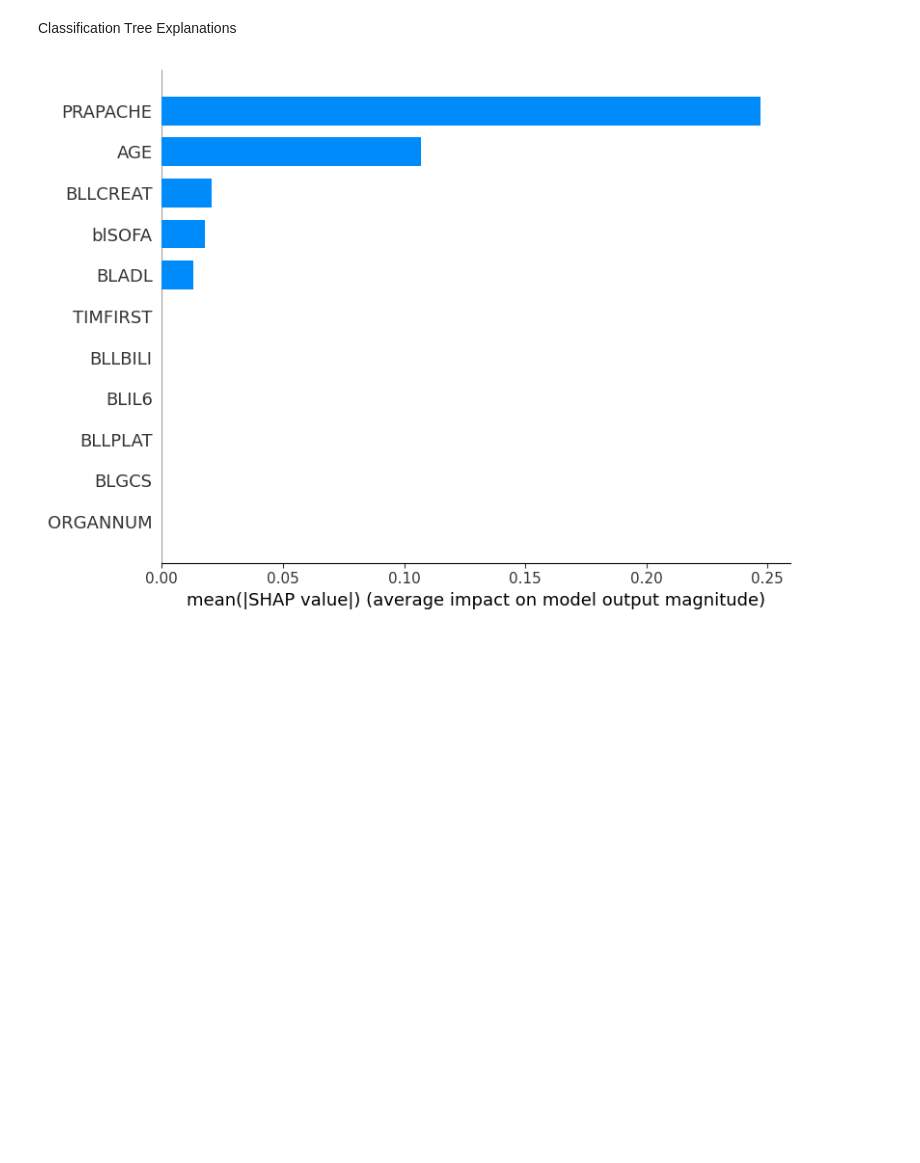
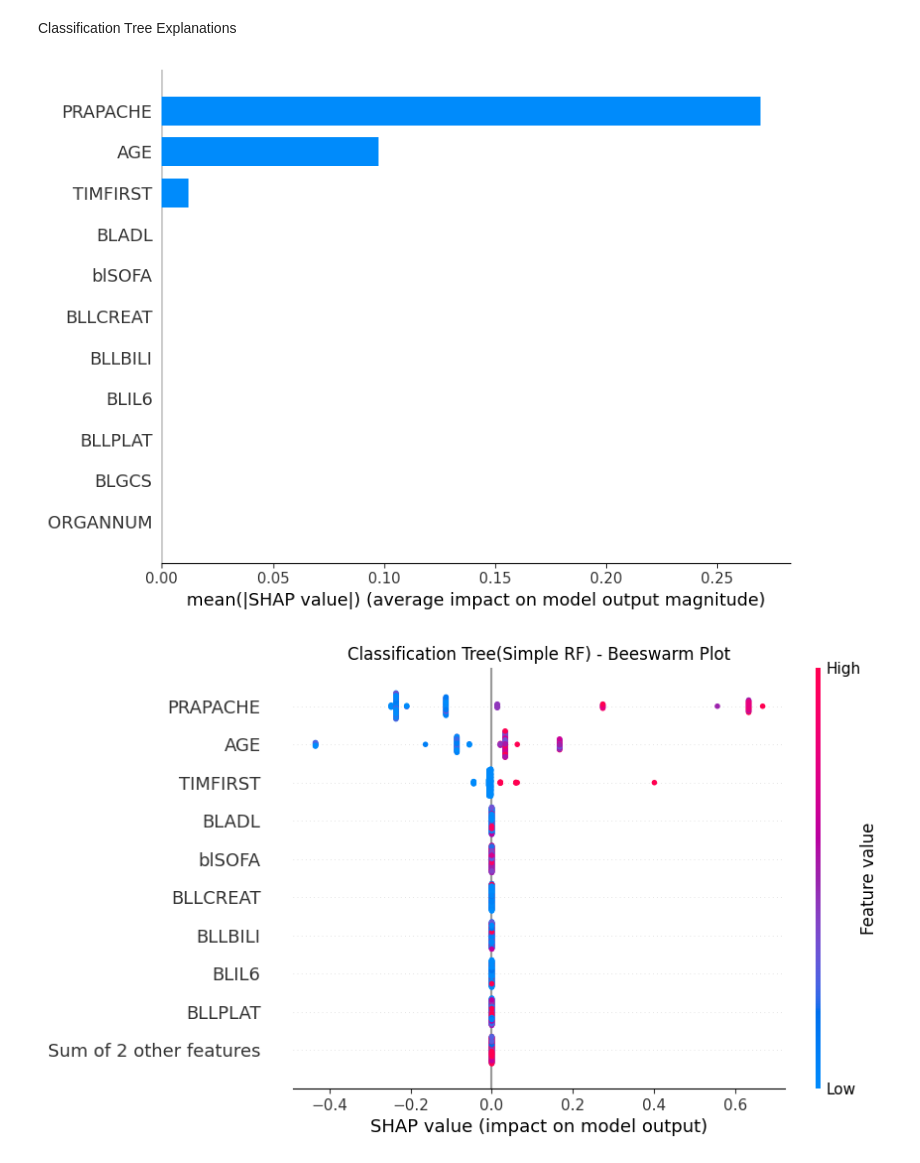
Before and after one commit to tobsilog/VTE, a Jupyter notebook: SHAP/Final_Code.ipynb, the cells around one changed output. Saved outputs shown, nothing was run; the diff lists cells and outputs as text; code cells hidden in the pictures; blank space fills up the shorter version.

```diff
--- a/SHAP/Final_Code.ipynb
+++ b/SHAP/Final_Code.ipynb
@@ -50,7 +50,7 @@ This is what computeTwin1() and computeTwin2() functions do.
 # %%
 X_train, X_test, y_train, y_test = train_test_split(X, y, test_size=0.3, random_state=42)
 
-rf = RandomForestClassifier(n_estimators=100, oob_score=True, random_state=42)
+rf = RandomForestClassifier(n_estimators=500, oob_score=True, random_state=123)
 rf.fit(X_train, y_train)
 
 # T = realtreatment
@@ -74,5 +74,3 @@ SRF['ITE'] = SRF_ITE
 
 # output_path = os.path.join("Results", "SimpleRandomForest.csv")
 # SRF.to_csv(output_path, index=False)
-
-print(SRF.head())
@@ -105,10 +89,10 @@ y_train_trt0 = y_train[X_train['THERAPY'] == 0]
 X_test_trt1 = X_test[X_test['THERAPY'] == 1]
 X_test_trt0 = X_test[X_test['THERAPY'] == 0]
 
-model_trt1 = RandomForestClassifier(n_estimators=100, oob_score=True, random_state=42)
+model_trt1 = RandomForestClassifier(n_estimators=500, oob_score=True, random_state=123)
 model_trt1.fit(X_train_trt1, y_train_trt1)
 
-model_trt0 = RandomForestClassifier(n_estimators=100, oob_score=True, random_state=42)
+model_trt0 = RandomForestClassifier(n_estimators=500, oob_score=True, random_state=123)
 model_trt0.fit(X_train_trt0, y_train_trt0)
 
 twin1_scores = np.zeros(len(X_test))
@@ -135,7 +119,7 @@ def compute_kfold_single_rf(X, y, T, treatment_col_name='THERAPY', k=5):
     p1_cv = np.zeros(len(X))
     p0_cv = np.zeros(len(X))
 
-    kf = StratifiedKFold(n_splits=k, shuffle=True, random_state=42)
+    kf = StratifiedKFold(n_splits=k, shuffle=True, random_state=123)
 
     for fold_i, (train_index, val_index) in enumerate(kf.split(X, T)):
 
@@ -146,7 +130,7 @@ def compute_kfold_single_rf(X, y, T, treatment_col_name='THERAPY', k=5):
 
         X_train_fold[treatment_col_name] = T_train_fold
 
-        rf = RandomForestClassifier(n_estimators=100, random_state=42)
+        rf = RandomForestClassifier(n_estimators=500, oob_score=True, random_state=123)
         rf.fit(X_train_fold, y_train_fold)
 
         X_val_fold = X.iloc[val_index]
@@ -371,9 +412,33 @@ shap.summary_plot(shap_KF_reg, X_train_features, plot_type="bar", show=True)
 Classification Tree Explanations
 # %%
 SRF_class = shap.TreeExplainer(classification_trees_SRF[closest_key])
-shap_SRF_class = SRF_class(X_features  )
+shap_SRF_class = SRF_class(X_features)
 shap_values_SRF = shap_SRF_class[:, :, 1]
 
 shap.summary_plot(shap_values_SRF, X_features, plot_type="bar", show=True)
+
+mean_abs_shap = np.abs(shap_values_SRF.values).mean(axis=0)
+top_3_indices_SRF_class = np.argsort(mean_abs_shap)[-3:][::-1]
+top_3_features_SRF_class = X_features.columns[top_3_indices_SRF_class].tolist()
+
+plt.figure(figsize=(10, 6))
+shap.plots.beeswarm(shap_values_SRF, show=False)
+plt.title("Classification Tree(Simple RF) - Beeswarm Plot")
+plt.show()
+
+
+for i, feature_idx in enumerate(top_3_indices_SRF_class):
+
+    shap.dependence_plot(
+        feature_idx,
+        shap_values_SRF.values,
+        X_features,
+        interaction_index=None,
+        show=False
+    )
+    plt.title(f"SRF Classification - Dependence Plot: {top_3_features_SRF_class[i]}")
+    plt.grid(True, alpha=0.3)
+    plt.show()
 # %% [output]
-[figure, old version]
+[figure, new version]
+[figure, added]
```
Also changed, not shown: parts of 15 cells of this notebook, 3 other files.
